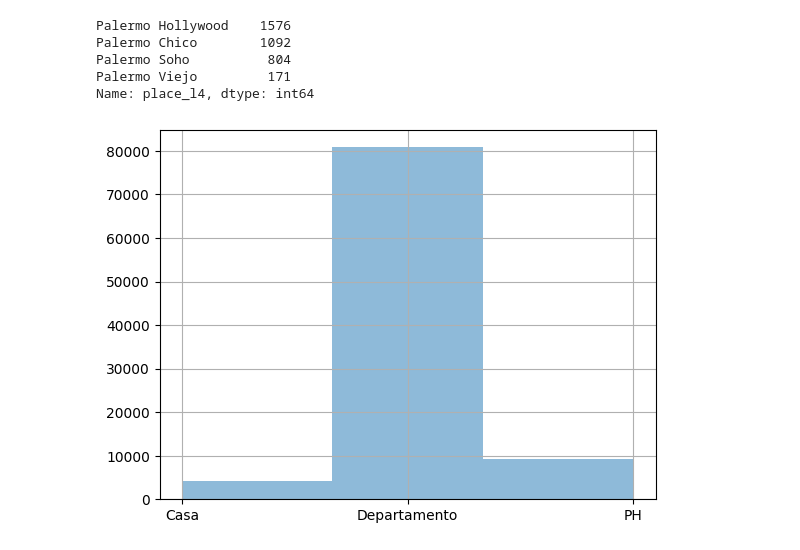
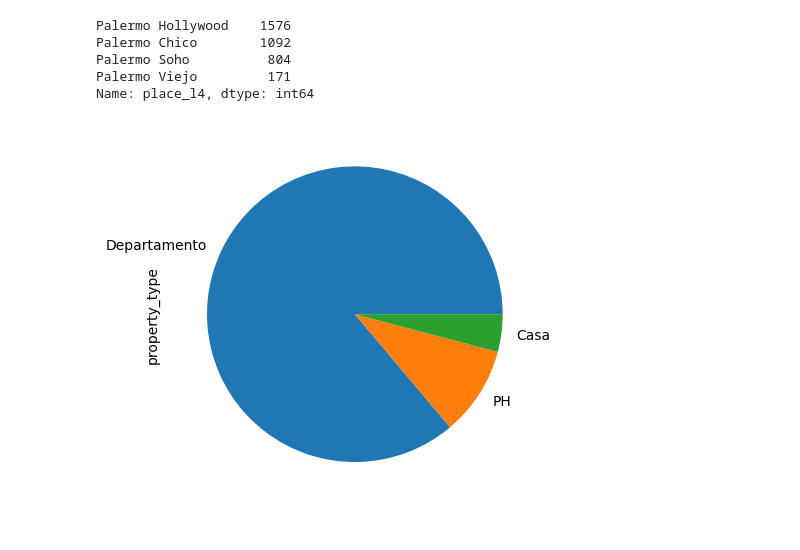
Before and after one commit to iankvdh/Organizacion-de-Datos-2C2022-GRUPO22, a Jupyter notebook: 7506R_TP1_GRUPO22_ENTREGA.ipynb, the cells around one changed output. Cells and saved outputs as stored; diff of their text form; code cells hidden in the pictures.

```diff
--- a/7506R_TP1_GRUPO22_ENTREGA.ipynb
+++ b/7506R_TP1_GRUPO22_ENTREGA.ipynb
@@ -112,0 +115,17 @@ dtype: int64
+# %%
+#Verificar lat y long min/max (lo hicimos a ojo)
+#Ver que hacer en caso de que tenga barrio OK y lat o long mal
+lat_min = -34.661154
+lat_max = -34.523859
+
+long_min = -58.538441
+long_max = -58.306373
+print(viviendas_en_venta_caba_usd.shape)
+
+filas_a_dropear_por_long = viviendas_en_venta_caba_usd[(viviendas_en_venta_caba_usd.longitud < long_min) | (viviendas_en_venta_caba_usd.longitud > long_max)]
+viviendas_en_venta_caba_usd.drop(filas_a_dropear_por_long.index, axis=0, inplace=True)
+print(viviendas_en_venta_caba_usd.shape)
+
+filas_a_dropear_por_lat = viviendas_en_venta_caba_usd[(viviendas_en_venta_caba_usd.latitud < lat_min) | (viviendas_en_venta_caba_usd.latitud > lat_max)]
+viviendas_en_venta_caba_usd.drop(filas_a_dropear_por_lat.index, axis=0, inplace=True)
+print(viviendas_en_venta_caba_usd.shape)
@@ -173,8 +238,11 @@ Palermo Viejo         171
 Name: place_l4, dtype: int64
 # %%
 viviendas_en_venta_caba_usd.property_type.value_counts()
-grf=viviendas_en_venta_caba_usd.property_type.hist(alpha=0.5,bins=3)
+#grf=viviendas_en_venta_caba_usd.property_type.hist(alpha=0.5,bins=3)
+#Histograma = Gráfico de frecuencias para variables cuantitativas
+# Barras = cualititivas
+
 #PODEMOS HACER TORTA
-#pie = viviendas_en_venta_caba_usd.property_type.plot.pie() la mayoria de estos necesitan valores numericos
+pie = viviendas_en_venta_caba_usd.property_type.value_counts().plot.pie() #la mayoria de estos necesitan valores numericos
 # %% [output]
-[figure, old version]
+[figure, new version]
```
Also changed, not shown: parts of 11 cells of this notebook.
